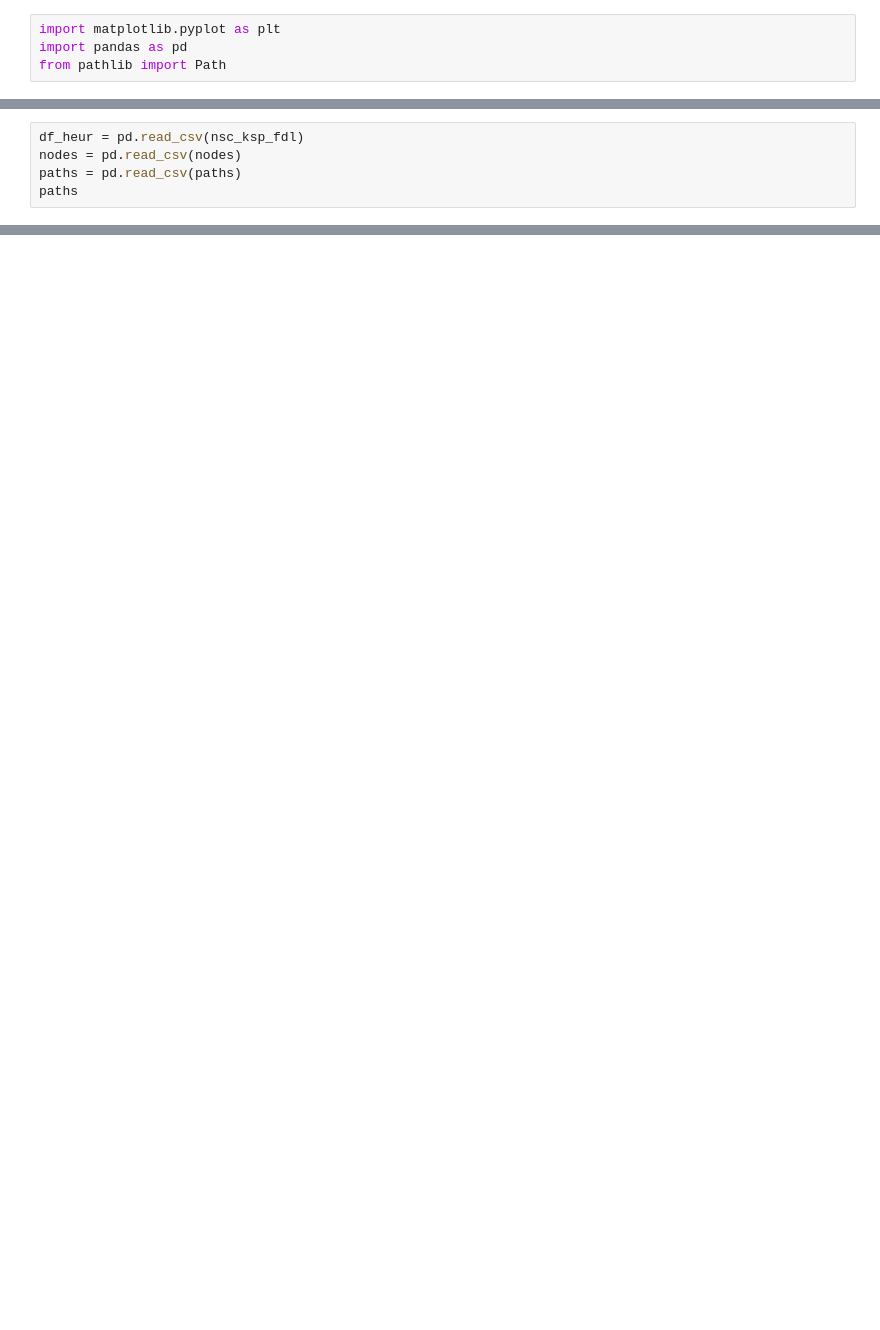
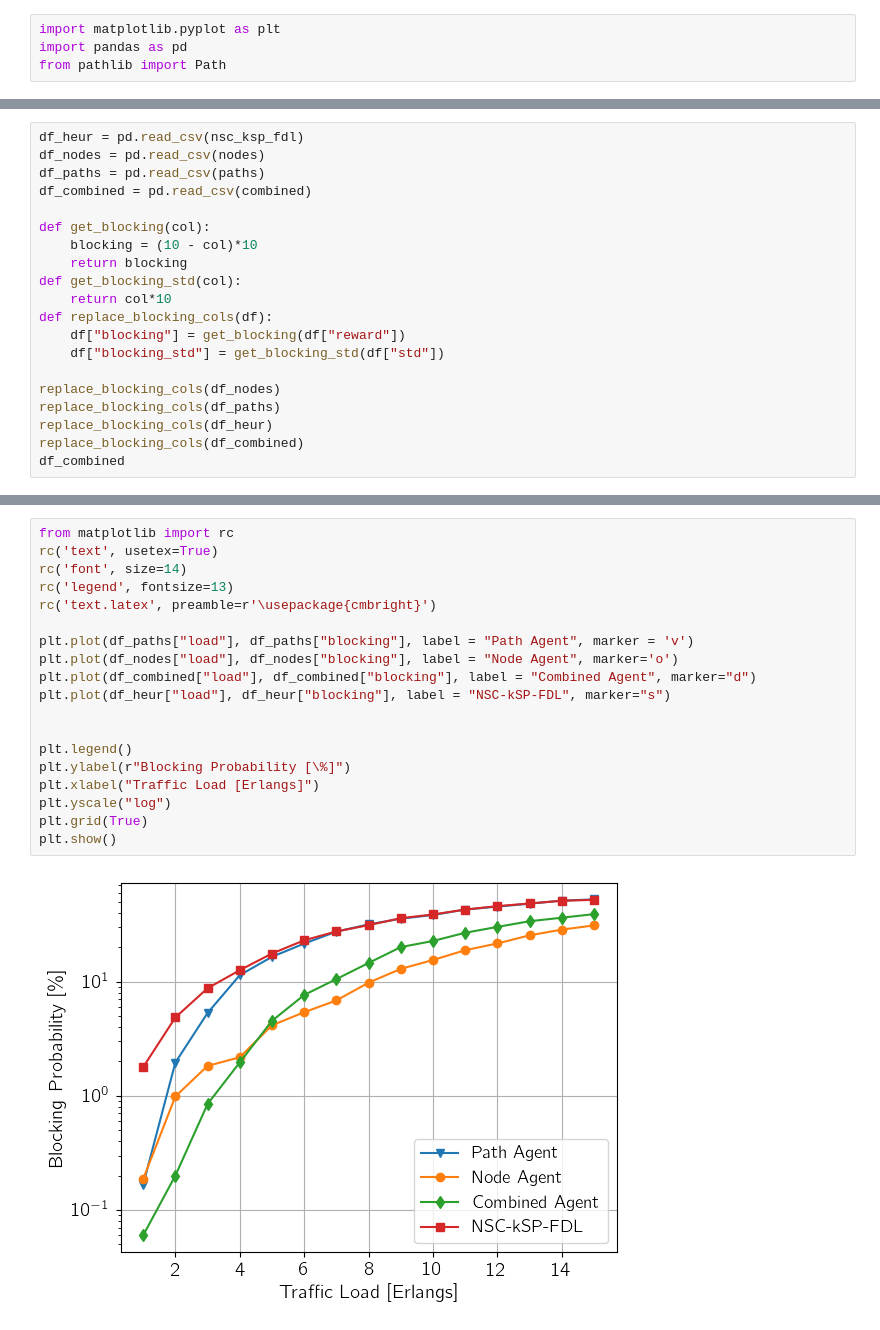
Before and after one commit to micdoh/vone_drl, a Jupyter notebook: plots.ipynb, the cells around one changed output, grey strips where cells are left out. Cells and saved outputs as stored; diff of their text form; blank space fills up the shorter version.

Commit message:
commit plots notebook

```diff
--- a/plots.ipynb
+++ b/plots.ipynb
@@ -10,5 +11,0 @@ paths = eval_dir / "agent_routes_masked.csv"
-# %%
-df_heur = pd.read_csv(nsc_ksp_fdl)
-nodes = pd.read_csv(nodes)
-paths = pd.read_csv(paths)
-paths
@@ -49,0 +12,20 @@ plt.legend()
+# %%
+df_heur = pd.read_csv(nsc_ksp_fdl)
+df_nodes = pd.read_csv(nodes)
+df_paths = pd.read_csv(paths)
+df_combined = pd.read_csv(combined)
+
+def get_blocking(col):
+    blocking = (10 - col)*10
+    return blocking
+def get_blocking_std(col):
+    return col*10
+def replace_blocking_cols(df):
+    df["blocking"] = get_blocking(df["reward"])
+    df["blocking_std"] = get_blocking_std(df["std"])
+
+replace_blocking_cols(df_nodes)
+replace_blocking_cols(df_paths)
+replace_blocking_cols(df_heur)
+replace_blocking_cols(df_combined)
+df_combined
@@ -49,0 +49,21 @@ plt.legend()
+# %%
+from matplotlib import rc
+rc('text', usetex=True)
+rc('font', size=14)
+rc('legend', fontsize=13)
+rc('text.latex', preamble=r'\usepackage{cmbright}')
+
+plt.plot(df_paths["load"], df_paths["blocking"], label = "Path Agent", marker = 'v')
+plt.plot(df_nodes["load"], df_nodes["blocking"], label = "Node Agent", marker='o')
+plt.plot(df_combined["load"], df_combined["blocking"], label = "Combined Agent", marker="d")
+plt.plot(df_heur["load"], df_heur["blocking"], label = "NSC-kSP-FDL", marker="s")
+
+
+plt.legend()
+plt.ylabel(r"Blocking Probability [\%]")
+plt.xlabel("Traffic Load [Erlangs]")
+plt.yscale("log")
+plt.grid(True)
+plt.show()
+# %% [output]
+[figure, added]
```
Also changed, not shown: parts of 7 cells of this notebook.
